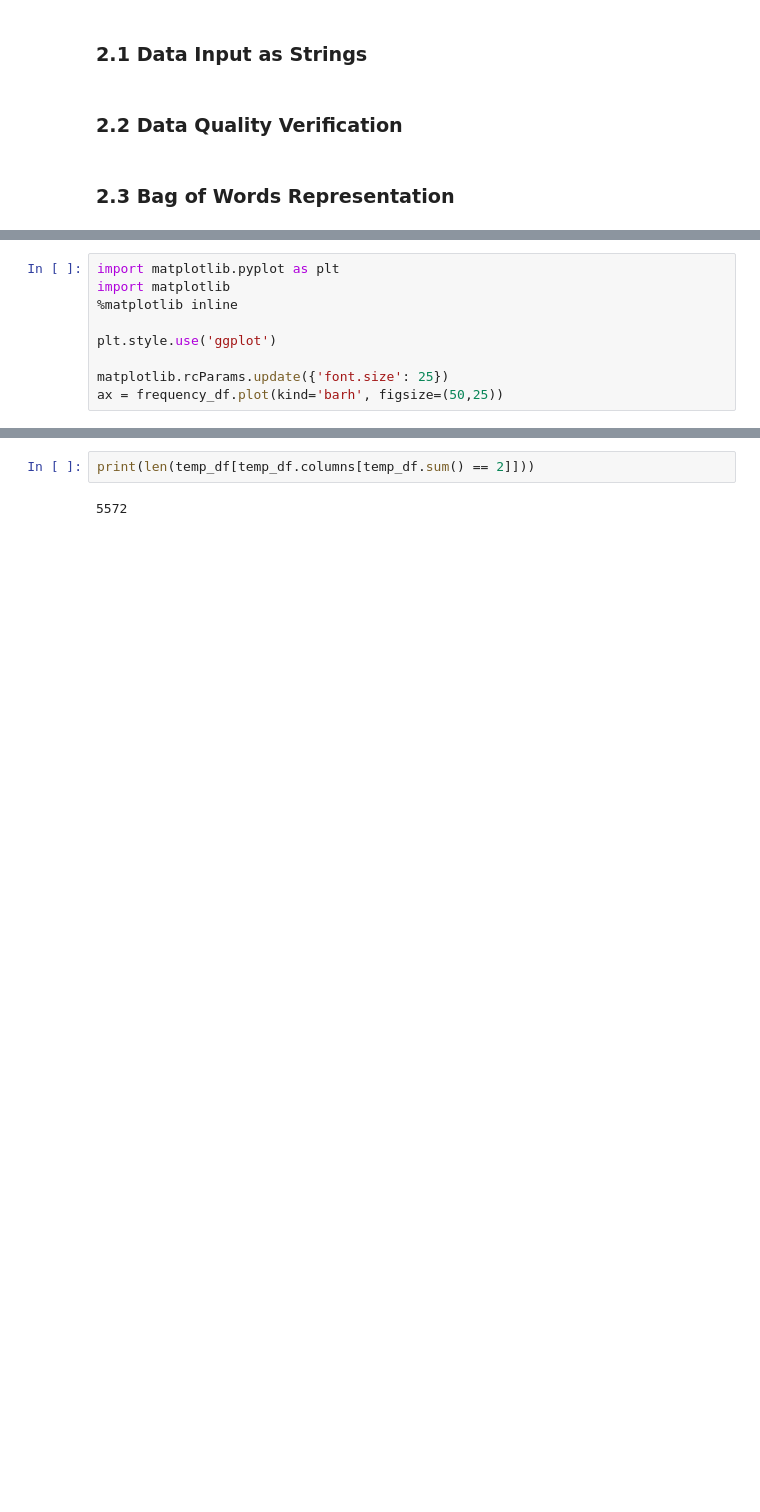
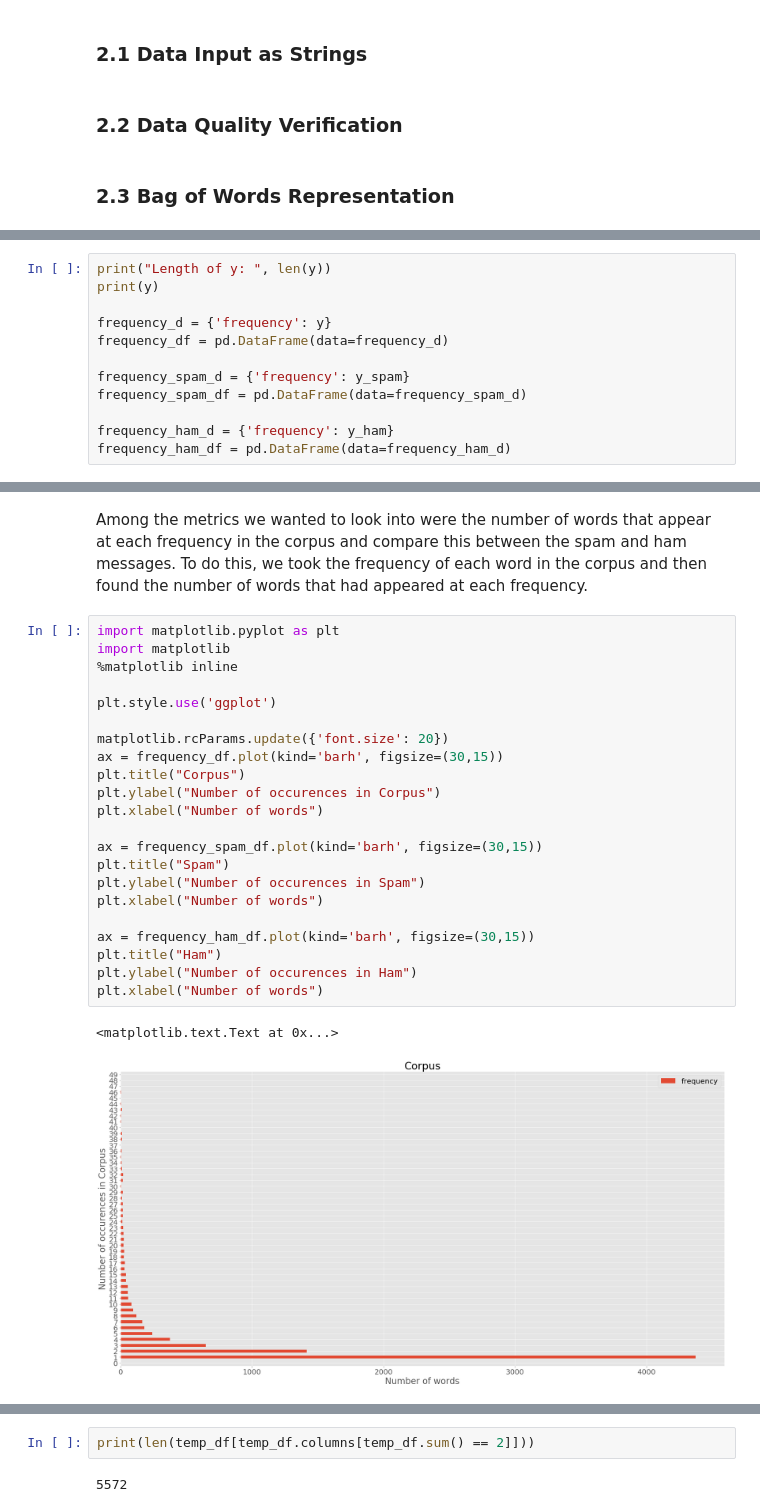
Before and after one commit to ML-Project8/SpamVsHamDataAnalysis, a Jupyter notebook: Lab2-SpamVsHam.ipynb, the cells around one changed output, grey strips where cells are left out. Cells and saved outputs as stored; diff of their text form; blank space fills up the shorter version.

Commit message:
Added 2 more graphs and explanation

```diff
--- a/Lab2-SpamVsHam.ipynb
+++ b/Lab2-SpamVsHam.ipynb
@@ -83,9 +82,0 @@ Length of y:  50
-# %%
-import matplotlib.pyplot as plt
-import matplotlib
-%matplotlib inline
-
-plt.style.use('ggplot')
-
-matplotlib.rcParams.update({'font.size': 25})
-ax = frequency_df.plot(kind='barh', figsize=(50,25))
@@ -93,0 +112,12 @@ ax = frequency_df.plot(kind='barh', figsize=(50,25))
+# %%
+print("Length of y: ", len(y))
+print(y)
+
+frequency_d = {'frequency': y}
+frequency_df = pd.DataFrame(data=frequency_d)
+
+frequency_spam_d = {'frequency': y_spam}
+frequency_spam_df = pd.DataFrame(data=frequency_spam_d)
+
+frequency_ham_d = {'frequency': y_ham}
+frequency_ham_df = pd.DataFrame(data=frequency_ham_d)
@@ -93,0 +127,27 @@ ax = frequency_df.plot(kind='barh', figsize=(50,25))
+# %% [markdown]
+Among the metrics we wanted to look into were the number of words that appear at each frequency in the corpus and compare this between the spam and ham messages. To do this, we took the frequency of each word in the corpus and then found the number of words that had appeared at each frequency.
+# %%
+import matplotlib.pyplot as plt
+import matplotlib
+%matplotlib inline
+
+plt.style.use('ggplot')
+
+matplotlib.rcParams.update({'font.size': 20})
+ax = frequency_df.plot(kind='barh', figsize=(30,15))
+plt.title("Corpus")
+plt.ylabel("Number of occurences in Corpus")
+plt.xlabel("Number of words")
+
+ax = frequency_spam_df.plot(kind='barh', figsize=(30,15))
+plt.title("Spam")
+plt.ylabel("Number of occurences in Spam")
+plt.xlabel("Number of words")
+
+ax = frequency_ham_df.plot(kind='barh', figsize=(30,15))
+plt.title("Ham")
+plt.ylabel("Number of occurences in Ham")
+plt.xlabel("Number of words")
+# %% [output]
+<matplotlib.text.Text at 0x...>
+[figure, added]
```
Also changed, not shown: parts of 8 cells of this notebook.
